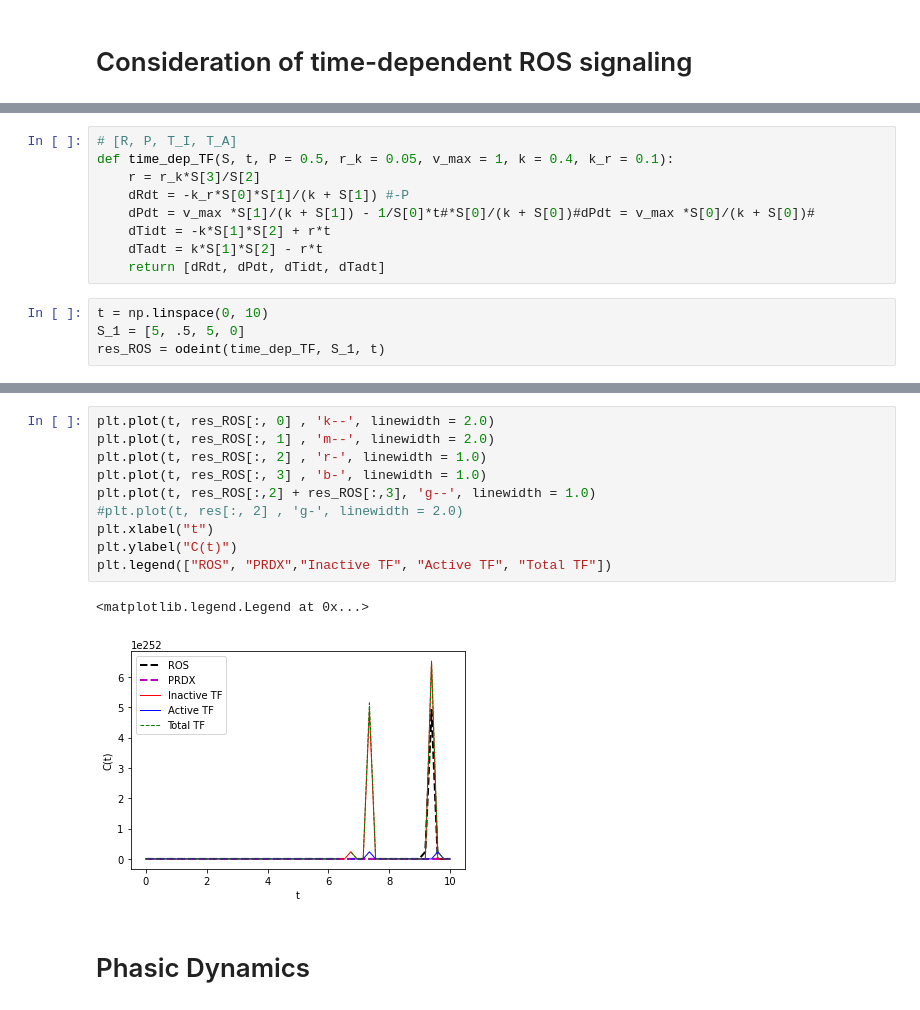
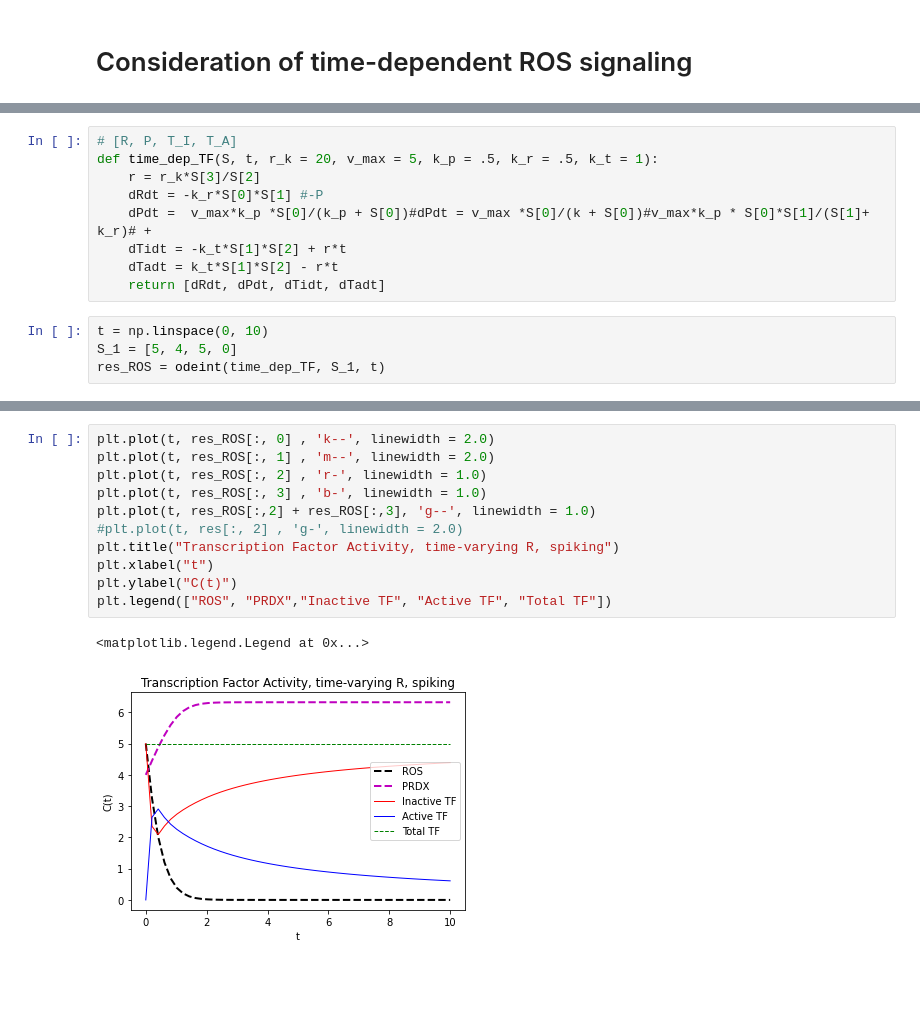
Before and after one commit to wmarchsteinmanUofA/PSIO572_TF_Project, a Jupyter notebook: 572ProjNotebook.ipynb, the cells around one changed output, grey strips where cells are left out. Saved outputs shown, nothing was run; the diff lists cells and outputs as text; blank space fills up the shorter version.

```diff
--- a/572ProjNotebook.ipynb
+++ b/572ProjNotebook.ipynb
@@ -142,13 +145,13 @@ Our system is very similar to the above techniques.  Here, we note that
 # %%
 # [R, P, T_I, T_A]
-def time_dep_TF(S, t, P = 0.5, r_k = 0.05, v_max = 1, k = 0.4, k_r = 0.1):
+def time_dep_TF(S, t, r_k = 20, v_max = 5, k_p = .5, k_r = .5, k_t = 1):
     r = r_k*S[3]/S[2]
-    dRdt = -k_r*S[0]*S[1]/(k + S[1]) #-P
-    dPdt = v_max *S[1]/(k + S[1]) - 1/S[0]*t#*S[0]/(k + S[0])#dPdt = v_max *S[0]/(k + S[0])#
-    dTidt = -k*S[1]*S[2] + r*t
-    dTadt = k*S[1]*S[2] - r*t
+    dRdt = -k_r*S[0]*S[1] #-P
+    dPdt =  v_max*k_p *S[0]/(k_p + S[0])#dPdt = v_max *S[0]/(k + S[0])#v_max*k_p * S[0]*S[1]/(S[1]+ k_r)# +
+    dTidt = -k_t*S[1]*S[2] + r*t
+    dTadt = k_t*S[1]*S[2] - r*t
     return [dRdt, dPdt, dTidt, dTadt]
 # %%
 t = np.linspace(0, 10)
-S_1 = [5, .5, 5, 0]
+S_1 = [5, 4, 5, 0]
 res_ROS = odeint(time_dep_TF, S_1, t)
@@ -192,15 +158,14 @@ continue anyway
 # %%
 plt.plot(t, res_ROS[:, 0] , 'k--', linewidth = 2.0)
 plt.plot(t, res_ROS[:, 1] , 'm--', linewidth = 2.0)
 plt.plot(t, res_ROS[:, 2] , 'r-', linewidth = 1.0)
 plt.plot(t, res_ROS[:, 3] , 'b-', linewidth = 1.0)
 plt.plot(t, res_ROS[:,2] + res_ROS[:,3], 'g--', linewidth = 1.0)
 #plt.plot(t, res[:, 2] , 'g-', linewidth = 2.0)
+plt.title("Transcription Factor Activity, time-varying R, spiking")
 plt.xlabel("t")
 plt.ylabel("C(t)")
 plt.legend(["ROS", "PRDX","Inactive TF", "Active TF", "Total TF"])
 # %% [output]
 <matplotlib.legend.Legend at 0x...>
-[figure, old version]
+[figure, new version]
-# %% [markdown]
-# Phasic Dynamics
```
Also changed, not shown: parts of 11 cells of this notebook, 2 other files.
